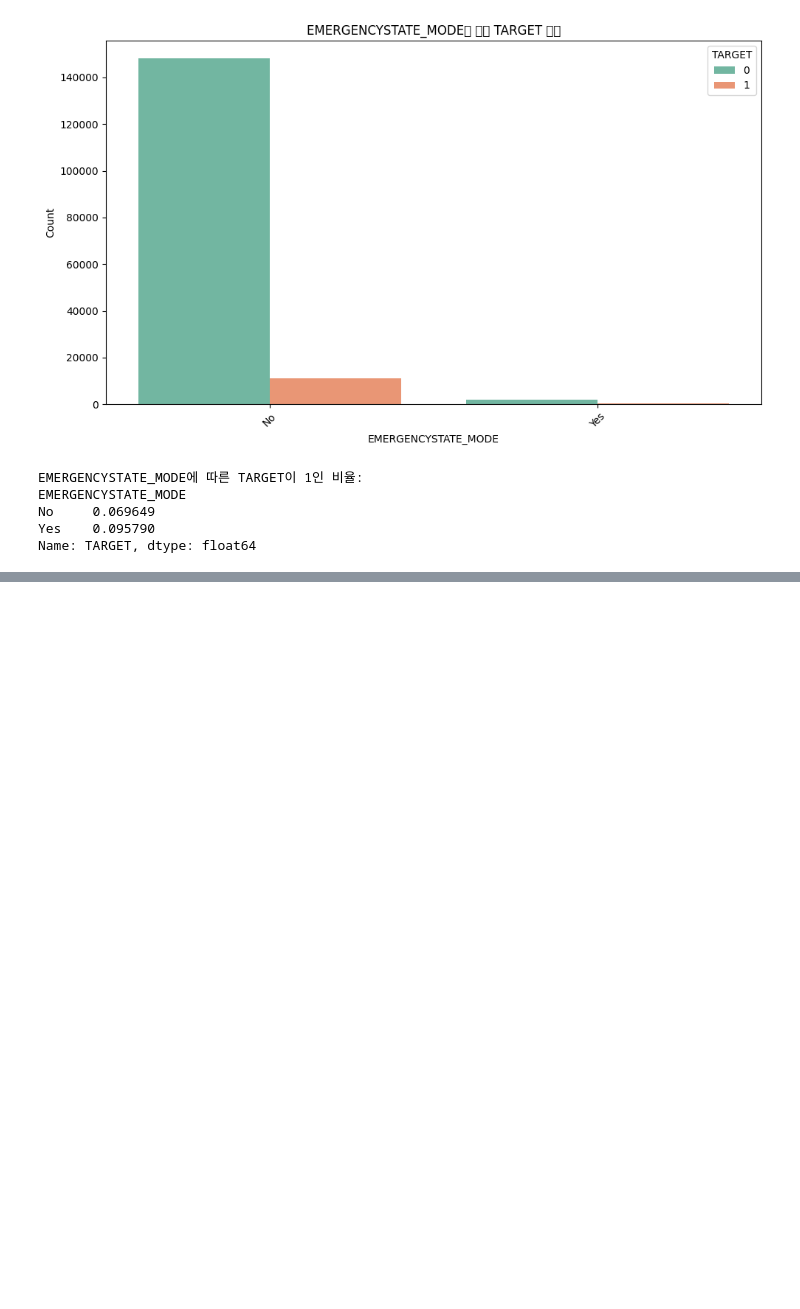
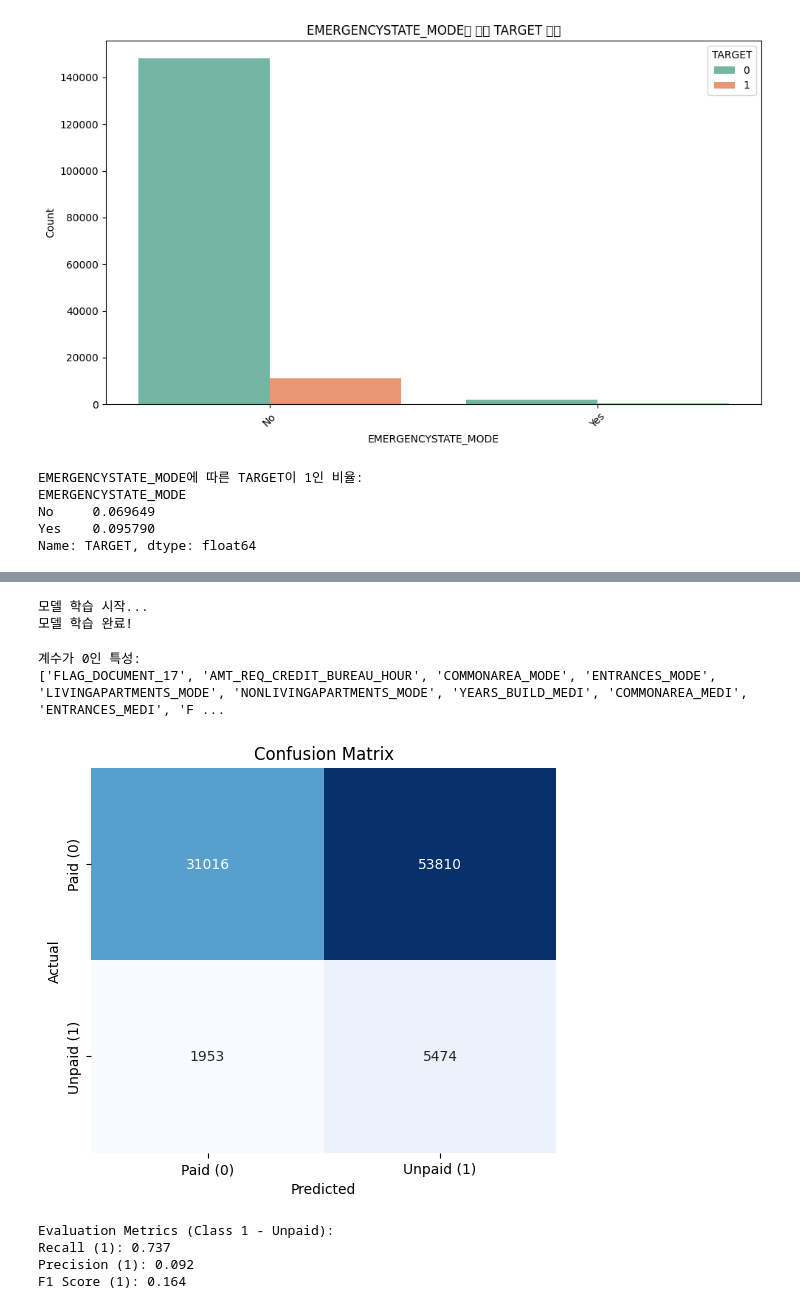
Before and after one commit to ppp1969/DataMining_TeamProject, a Jupyter notebook: restart_pillkyu.ipynb, the cells around one changed output, grey strips where cells are left out. Saved outputs shown, nothing was run; the diff lists cells and outputs as text; code cells hidden in the pictures; blank space fills up the shorter version.

```diff
--- a/restart_pillkyu.ipynb
+++ b/restart_pillkyu.ipynb
@@ -300,0 +381,6 @@ for column in df:
+# %%
+import pandas as pd
+scaled_df = pd.read_csv(r"C:\Users\Administrator\Desktop\scaled_by_skweness_and_kurtosis.csv")
+X = scaled_df.drop(columns='TARGET')
+y = scaled_df['TARGET']
+X.isna().sum().sum()
@@ -300,0 +446,69 @@ for column in df:
+# %%
+from sklearn.linear_model import LogisticRegression
+
+from sklearn.linear_model import LogisticRegression
+#c의 경우 알파값의 역순으로 하여야 함
+model = LogisticRegression(penalty='l1', C=0.001, solver='saga')  # 또는 solver='saga'
+print("모델 학습 시작...")
+model.fit(X_train_resampled, y_train_resampled)
+print("모델 학습 완료!")
+# %% [output]
+모델 학습 시작...
+모델 학습 완료!
+# %%
+# 각 변수의 계수 출력
+coef = model.coef_[0]
+columns = X_train.columns
+importance_df = pd.DataFrame({'Feature': columns, 'Coefficient': coef})
+importance_df = importance_df.sort_values(by='Coefficient', ascending=False)
+
+# 계수가 0인 항목 필터링
+zero_coefficients = importance_df[importance_df['Coefficient'] == 0]
+
+# 해당 특성 이름을 리스트로 추출
+zero_features = zero_coefficients['Feature'].tolist()
+
+# 결과 출력
+print("계수가 0인 특성:")
+print(zero_features)
+# %% [output]
+계수가 0인 특성:
+['FLAG_DOCUMENT_17', 'AMT_REQ_CREDIT_BUREAU_HOUR', 'COMMONAREA_MODE', 'ENTRANCES_MODE', 'LIVINGAPARTMENTS_MODE', 'NONLIVINGAPARTMENTS_MODE', 'YEARS_BUILD_MEDI', 'COMMONAREA_MEDI', 'ENTRANCES_MEDI', 'F ...
+# %%
+import matplotlib.pyplot as plt
+import seaborn as sns
+from sklearn.metrics import confusion_matrix, recall_score, precision_score, f1_score
+
+# 1. 예측
+y_pred = model.predict(X_test)  # X_test로 예측값 생성
+
+# 2. 혼동 행렬 계산
+conf_matrix = confusion_matrix(y_test, y_pred)
+
+# 3. 혼동 행렬 시각화
+plt.figure(figsize=(6, 5))
+sns.heatmap(conf_matrix, annot=True, fmt="d", cmap="Blues", cbar=False,
+            xticklabels=['Paid (0)', 'Unpaid (1)'],  # 클래스 0, 1
+            yticklabels=['Paid (0)', 'Unpaid (1)'])
+
+plt.title('Confusion Matrix')
+plt.xlabel('Predicted')
+plt.ylabel('Actual')
+plt.show()
+
+# 4. Recall, Precision, F1 Score: 클래스 1(안 갚은 사람) 기준
+recall_1 = recall_score(y_test, y_pred, pos_label=1)  # 클래스 1 기준
+precision_1 = precision_score(y_test, y_pred, pos_label=1)
+f1_1 = f1_score(y_test, y_pred, pos_label=1)
+
+# 5. 결과 출력
+print("\nEvaluation Metrics (Class 1 - Unpaid):")
+print(f"Recall (1): {recall_1:.3f}")      # 실제로 안 갚은 사람 중 예측된 비율
+print(f"Precision (1): {precision_1:.3f}")  # 안 갚았다고 예측된 사람 중 실제 비율
+print(f"F1 Score (1): {f1_1:.3f}")        # Recall과 Precision의 조화 평균
+# %% [output]
+[figure, added]
+Evaluation Metrics (Class 1 - Unpaid):
+Recall (1): 0.737
+Precision (1): 0.092
+F1 Score (1): 0.164
```
Also changed, not shown: parts of 12 cells of this notebook.
